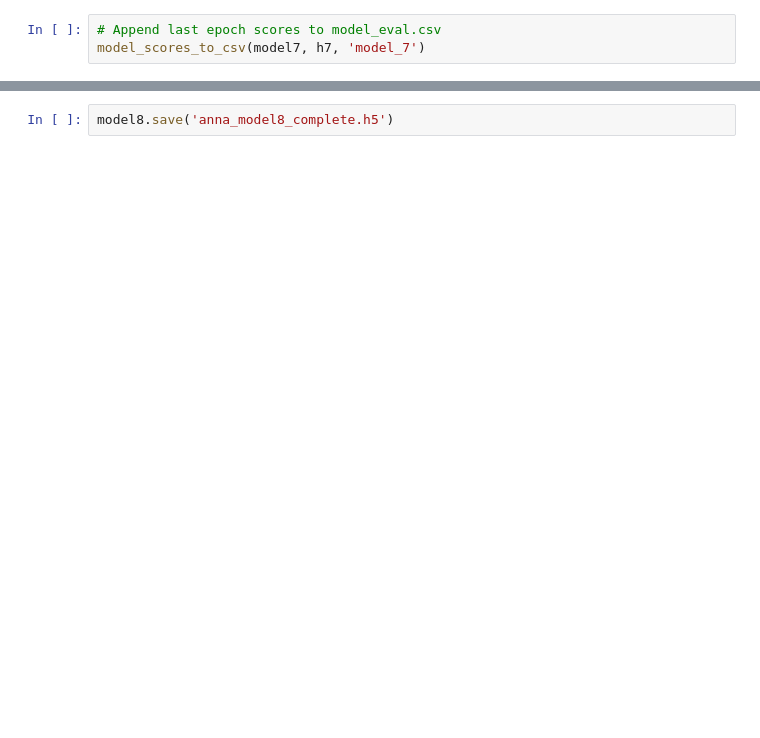
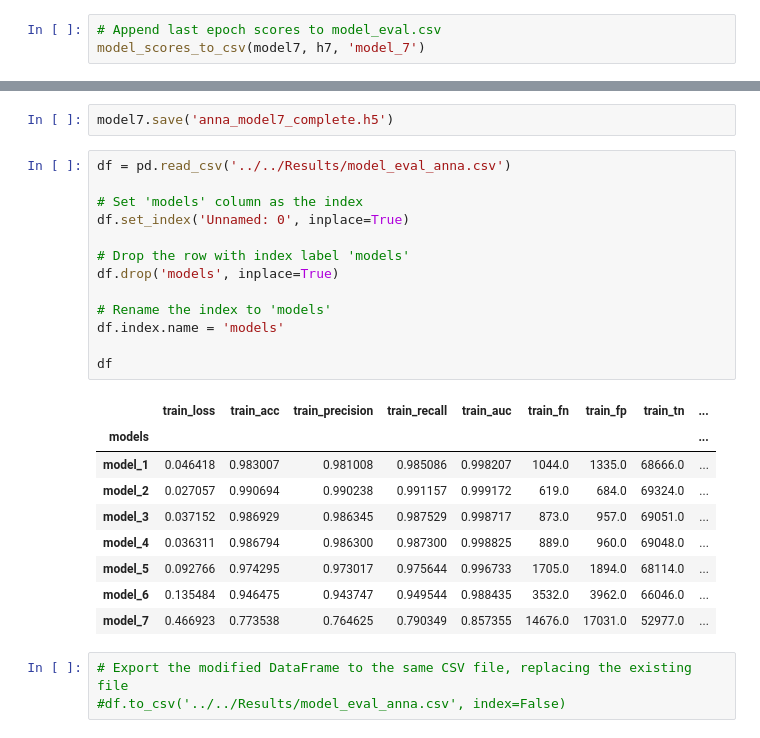
Before and after one commit to annabchox/deepfake-detector, a Jupyter notebook: Code/Main/Training/Anna_NN_final.ipynb, the cells around one changed output, grey strips where cells are left out. Cells and saved outputs as stored; diff of their text form; blank space fills up the shorter version.

```diff
--- a/Code/Main/Training/Anna_NN.ipynb
+++ b/Code/Main/Training/Anna_NN_final.ipynb
@@ -1309,4 +1338,30 @@ print("Saved model to disk")
 # %% [output]
 Saved model to disk
 # %%
-model8.save('anna_model8_complete.h5')
+model7.save('anna_model7_complete.h5')
+# %%
+df = pd.read_csv('../../Results/model_eval_anna.csv')
+
+# Set 'models' column as the index
+df.set_index('Unnamed: 0', inplace=True)
+
+# Drop the row with index label 'models'
+df.drop('models', inplace=True)
+
+# Rename the index to 'models'
+df.index.name = 'models'
+
+df
+# %% [output]
+|  | train_loss | train_acc | train_precision | train_recall | train_auc | train_fn | train_fp | train_tn | ... |
+| models |  |  |  |  |  |  |  |  | ... |
+| model_1 | 0.046418 | 0.983007 | 0.981008 | 0.985086 | 0.998207 | 1044.0 | 1335.0 | 68666.0 | ... |
+| model_2 | 0.027057 | 0.990694 | 0.990238 | 0.991157 | 0.999172 | 619.0 | 684.0 | 69324.0 | ... |
+| model_3 | 0.037152 | 0.986929 | 0.986345 | 0.987529 | 0.998717 | 873.0 | 957.0 | 69051.0 | ... |
+| model_4 | 0.036311 | 0.986794 | 0.986300 | 0.987300 | 0.998825 | 889.0 | 960.0 | 69048.0 | ... |
+| model_5 | 0.092766 | 0.974295 | 0.973017 | 0.975644 | 0.996733 | 1705.0 | 1894.0 | 68114.0 | ... |
+| model_6 | 0.135484 | 0.946475 | 0.943747 | 0.949544 | 0.988435 | 3532.0 | 3962.0 | 66046.0 | ... |
+| model_7 | 0.466923 | 0.773538 | 0.764625 | 0.790349 | 0.857355 | 14676.0 | 17031.0 | 52977.0 | ... |
+# %%
+# Export the modified DataFrame to the same CSV file, replacing the existing file
+#df.to_csv('../../Results/model_eval_anna.csv', index=False)
```
Also changed, not shown: parts of 15 cells of this notebook, 1 other file.
